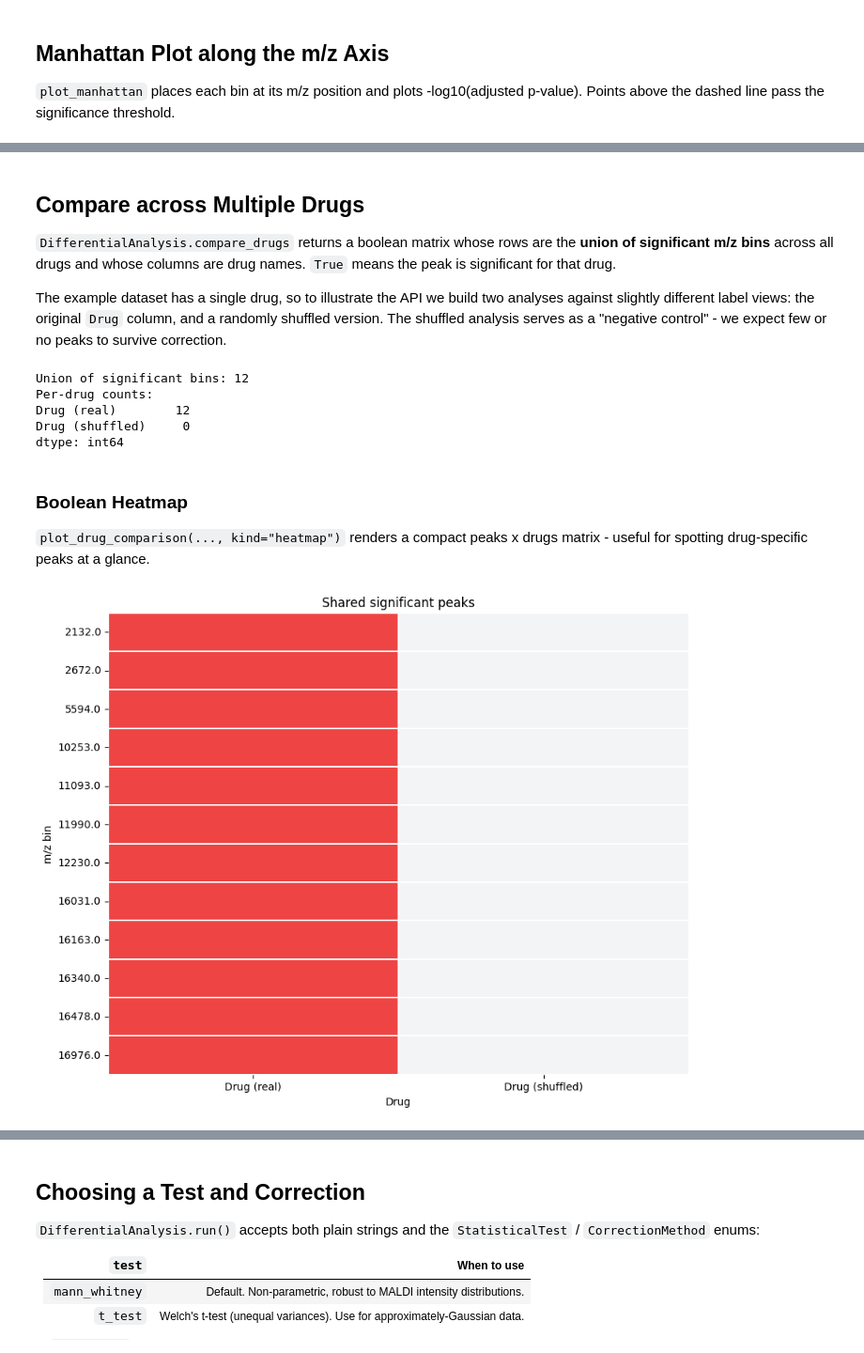
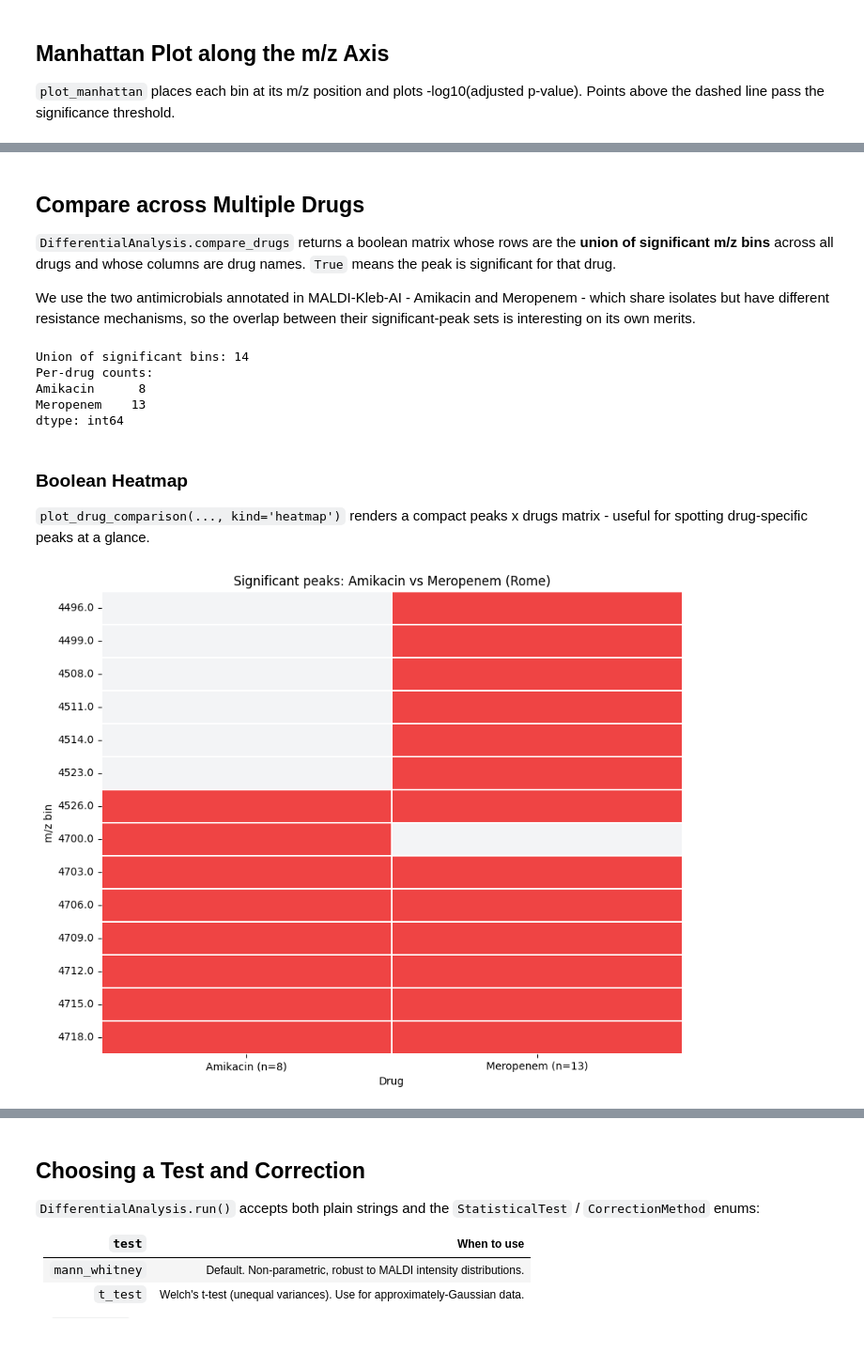
Before and after one commit to EttoreRocchi/MaldiAMRKit, a Jupyter notebook: notebooks/06_differential_analysis.ipynb, the cells around one changed output, grey strips where cells are left out. Shown at 94% size. Cells and saved outputs as stored; diff of their text form; code cells hidden in the pictures.

```diff
--- a/notebooks/06_differential_analysis.ipynb
+++ b/notebooks/06_differential_analysis.ipynb
@@ -267,46 +175,56 @@ _ = plot_manhattan(
 the **union of significant m/z bins** across all drugs and whose columns are
 drug names. `True` means the peak is significant for that drug.
 
-The example dataset has a single drug, so to illustrate the API we build
-two analyses against slightly different label views: the original `Drug`
-column, and a randomly shuffled version. The shuffled analysis serves as
-a "negative control" - we expect few or no peaks to survive correction.
+We use the two antimicrobials annotated in MALDI-Kleb-AI - Amikacin and
+Meropenem - which share isolates but have different resistance mechanisms,
+so the overlap between their significant-peak sets is interesting on its
+own merits.
-# %%
-# Two analyses on the same X: one with the real labels, one with
-# shuffled labels (a "negative control" - should produce few or no
-# significant peaks after correction).
-rng = np.random.default_rng(0)
-y_shuffled = y.sample(frac=1.0, random_state=0).reset_index(drop=True)
-y_shuffled.index = y.index
-
-analysis_real = DifferentialAnalysis(X, y).run()
-analysis_null = DifferentialAnalysis(X, y_shuffled).run()
-
-comparison = DifferentialAnalysis.compare_drugs(
-    {"Drug (real)": analysis_real, "Drug (shuffled)": analysis_null},
-    fc_threshold=1.0,
-    p_threshold=0.05,
-)
-print(f"Union of significant bins: {len(comparison)}")
-print("Per-drug counts:")
-print(comparison.sum())
-# %% [output]
-Union of significant bins: 12
-Per-drug counts:
-Drug (real)        12
-Drug (shuffled)     0
-dtype: int64
+# %%
+ds_mero = load_maldi_kleb_ai(antibiotic="Meropenem", verbose=False)
+encoder_nan = LabelEncoder(intermediate="nan")
+y_mero = (
+    pd.Series(
+        encoder_nan.fit_transform(ds_mero.meta["Meropenem"]),
+        index=ds_mero.meta.index,
+        name="Meropenem",
+    )
+    .dropna()
+    .astype(int)
+)
+X_mero = ds_mero.X.loc[y_mero.index]
+
+analysis_amk = DifferentialAnalysis(X, y).run()
+analysis_mer = DifferentialAnalysis(X_mero, y_mero).run()
+
+comparison = DifferentialAnalysis.compare_drugs(
+    {"Amikacin": analysis_amk, "Meropenem": analysis_mer},
+    fc_threshold=1.0,
+    p_threshold=0.05,
+)
+print(f"Union of significant bins: {len(comparison)}")
+print("Per-drug counts:")
+print(comparison.sum())
+# %% [output]
+Union of significant bins: 14
+Per-drug counts:
+Amikacin      8
+Meropenem    13
+dtype: int64
 # %% [markdown]
 ### Boolean Heatmap
 
-`plot_drug_comparison(..., kind="heatmap")` renders a compact peaks x drugs
+`plot_drug_comparison(..., kind='heatmap')` renders a compact peaks x drugs
 matrix - useful for spotting drug-specific peaks at a glance.
 # %%
 from maldiamrkit.differential import plot_drug_comparison
 
-_ = plot_drug_comparison(comparison, kind="heatmap", title="Shared significant peaks")
+_ = plot_drug_comparison(
+    comparison,
+    kind="heatmap",
+    title="Significant peaks: Amikacin vs Meropenem (Rome)",
+)
 # %% [output]
-[figure, old version]
+[figure, new version]
 # %% [markdown]
 ### UpSet-style Intersection Plot
 
```
Also changed, not shown: parts of 22 cells of this notebook, 7 other files.
